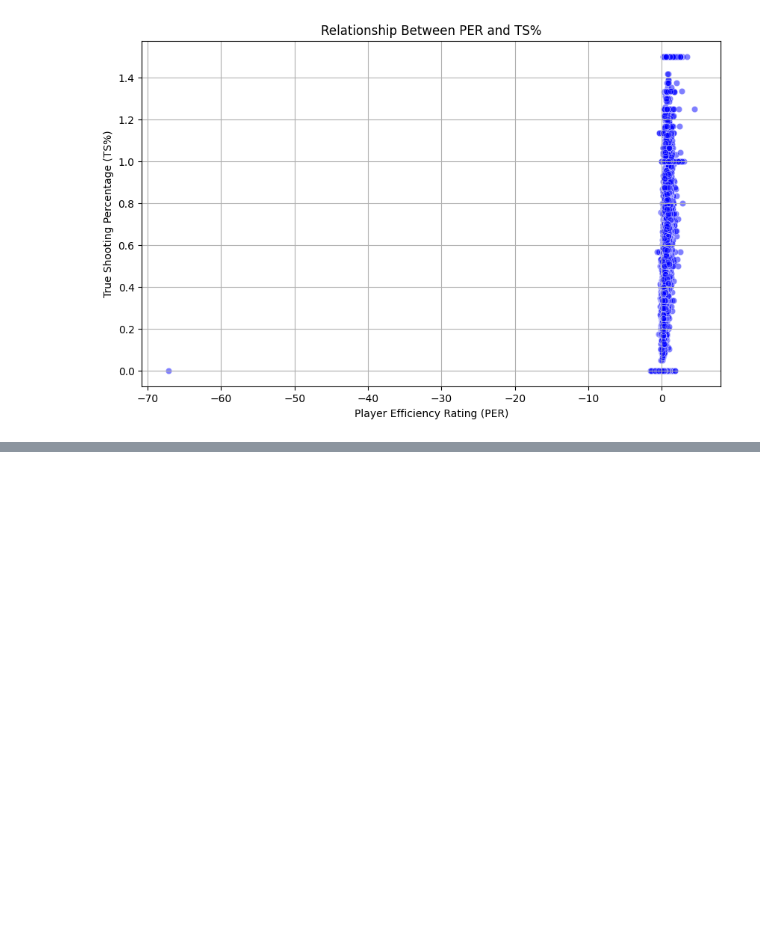
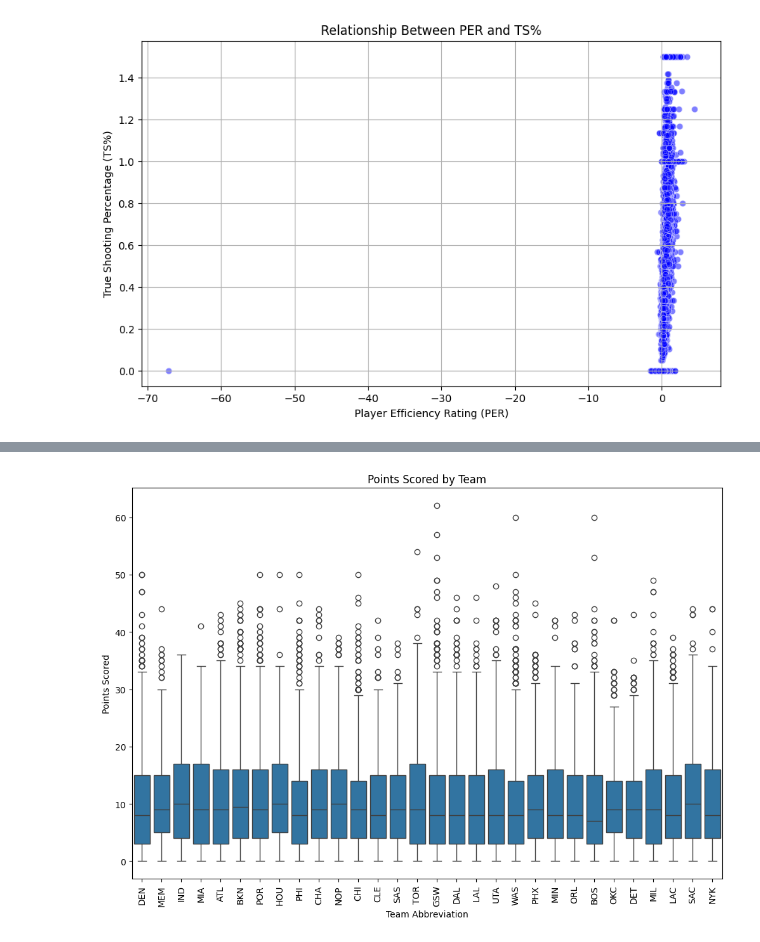
Before and after one commit to Delery5/NBAPerformanceInsights, a Jupyter notebook: NBA_Player_Stats.ipynb, the cells around one changed output, grey strips where cells are left out. Saved outputs shown, nothing was run; the diff lists cells and outputs as text; code cells hidden in the pictures; blank space fills up the shorter version.

```diff
--- a/NBA_Player_Stats.ipynb
+++ b/NBA_Player_Stats.ipynb
@@ -457,0 +581,11 @@ WAS                10.484395  2.290886  4.062422
+# %%
+# Box plot of points scored (PTS) by each team
+plt.figure(figsize=(12,8))
+sns.boxplot(x='TEAM_ABBREVIATION', y='PTS', data=player_data)
+plt.title('Points Scored by Team')
+plt.xlabel('Team Abbreviation')
+plt.ylabel('Points Scored')
+plt.xticks(rotation=90)
+plt.show()
+# %% [output]
+[figure, added]
```
Also changed, not shown: parts of 8 cells of this notebook.
